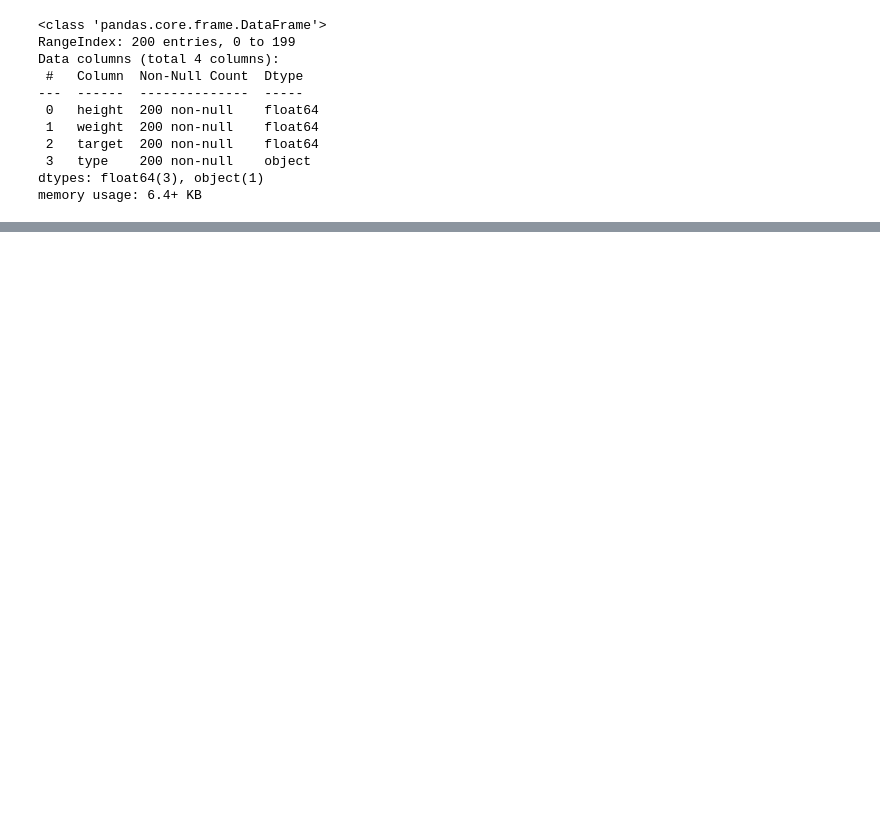
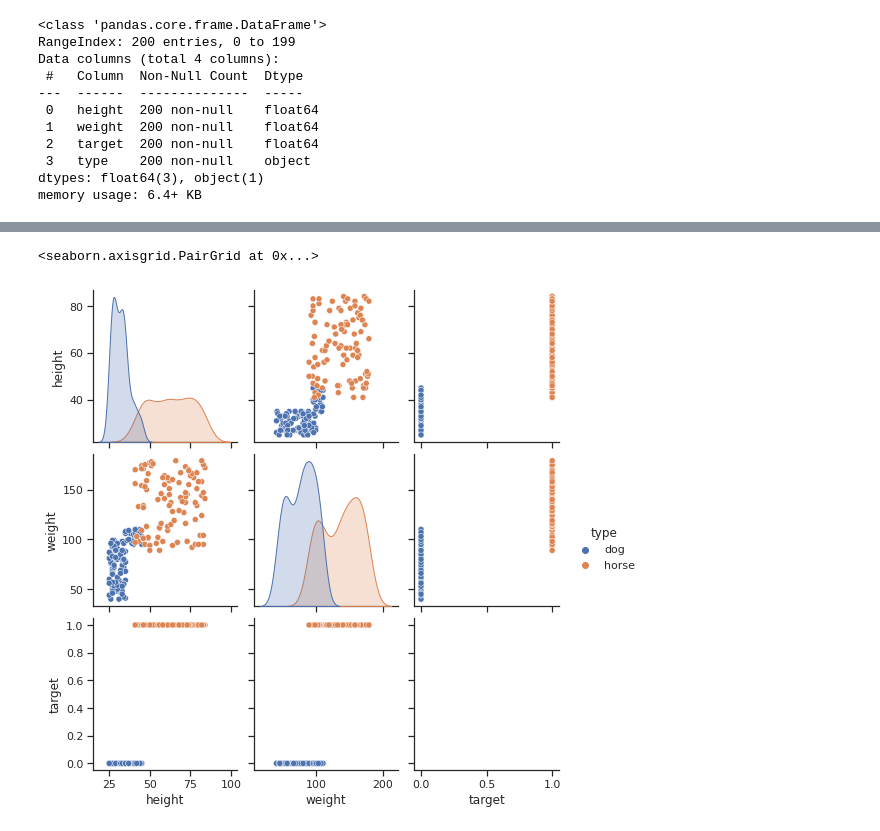
Before and after one commit to helah20/Machine_learning, a Jupyter notebook: 02_assignment.ipynb, the cells around one changed output, grey strips where cells are left out. Saved outputs shown, nothing was run; the diff lists cells and outputs as text; code cells hidden in the pictures; blank space fills up the shorter version.

```diff
--- a/02_assignment.ipynb
+++ b/02_assignment.ipynb
@@ -186,0 +123,6 @@ Note: You can find the possible parameters to adjust in the [LogisticRegression
+# %%
+sns.set_theme(style="ticks")
+sns.pairplot(df, hue="type")
+# %% [output]
+<seaborn.axisgrid.PairGrid at 0x...>
+[figure, added]
```
Also changed, not shown: parts of 93 cells of this notebook.
